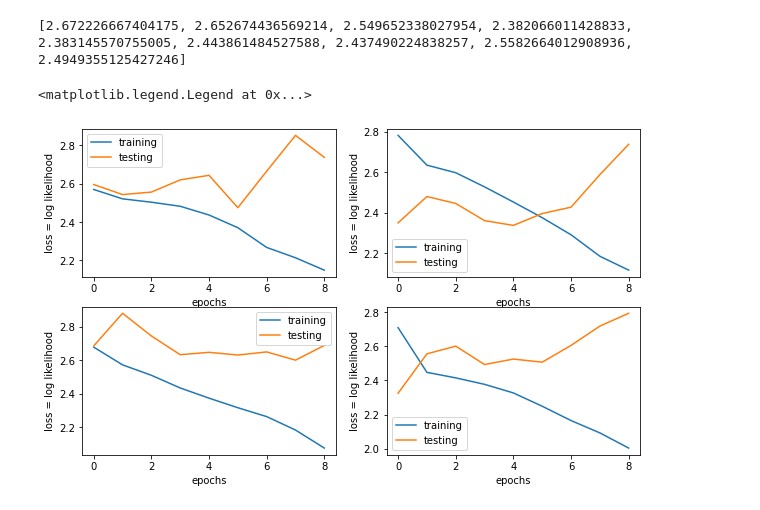
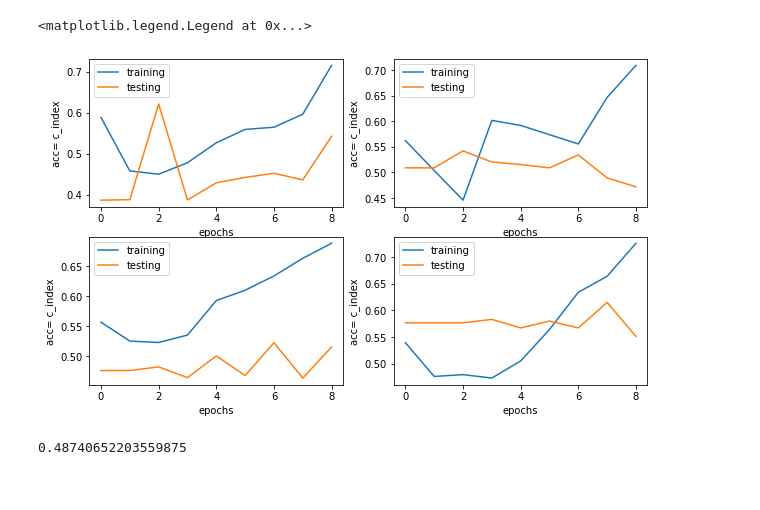
Before and after one commit to anaischossegros/research_project, a Jupyter notebook: src/Run.ipynb, the cells around one changed output. Saved outputs shown, nothing was run; the diff lists cells and outputs as text; code cells hidden in the pictures.

```diff
--- a/src/Run.ipynb
+++ b/src/Run.ipynb
@@ -265 +196,39 @@ print(history_train)
+# %%
+plt.figure(figsize=(10,6))
+plt.subplot(221)
+plt.plot(epoch, c_index_train_fold4, label = 'training')
+plt.plot(epoch, c_index_val_fold4, label = 'testing')
+plt.ylabel('acc= c_index')
+plt.xlabel('epochs')
+plt.legend()
+
+plt.subplot(222)
+plt.plot(epoch, c_index_train_fold1, label = 'training')
+plt.plot(epoch, c_index_val_fold1, label = 'testing')
+plt.ylabel('acc= c_index')
+plt.xlabel('epochs')
+plt.legend()
+
+plt.subplot(223)
+plt.plot(epoch, c_index_train_fold3, label = 'training')
+plt.plot(epoch, c_index_val_fold3, label = 'testing')
+plt.ylabel('acc= c_index')
+plt.xlabel('epochs')
+plt.legend()
+
+plt.subplot(224)
+plt.plot(epoch, c_index_train_fold0, label = 'training')
+plt.plot(epoch, c_index_val_fold0, label = 'testing')
+plt.ylabel('acc= c_index')
+plt.xlabel('epochs')
+plt.legend()
+# %% [output]
+<matplotlib.legend.Legend at 0x...>
+[figure, added]
+# %%
+#result cross validation
+
+print(np.mean([c_index_val_fold1[1], c_index_val_fold0[1], c_index_val_fold3[1], c_index_val_fold4[1]]))
+# %% [output]
+0.48740652203559875
 # %%
@@ -278,39 +246,0 @@ epoch = np.arange(0,Num_EPOCHS+1)
-# %%
-# print(loss_train2)
-# print(len(yevent_train))
-print(loss_val_fold4)
-# %% [output]
-[2.672226667404175, 2.652674436569214, 2.549652338027954, 2.382066011428833, 2.383145570755005, 2.443861484527588, 2.437490224838257, 2.5582664012908936, 2.4949355125427246]
-# %%
-import matplotlib.pyplot as plt
-plt.figure(figsize=(10,6))
-plt.subplot(221)
-plt.plot(epoch, loss_train_fold0, label = 'training')
-plt.plot(epoch, loss_val_fold0, label = 'testing')
-plt.ylabel('loss = log likelihood')
-plt.xlabel('epochs')
-plt.legend()
-
-plt.subplot(222)
-plt.plot(epoch, loss_train_fold1, label = 'training')
-plt.plot(epoch, loss_val_fold1, label = 'testing')
-plt.ylabel('loss = log likelihood')
-plt.xlabel('epochs')
-plt.legend()
-
-plt.subplot(223)
-plt.plot(epoch, loss_train_fold2, label = 'training')
-plt.plot(epoch, loss_val_fold2, label = 'testing')
-plt.ylabel('loss = log likelihood')
-plt.xlabel('epochs')
-plt.legend()
-
-plt.subplot(224)
-plt.plot(epoch, loss_train_fold3, label = 'training')
-plt.plot(epoch, loss_val_fold3, label = 'testing')
-plt.ylabel('loss = log likelihood')
-plt.xlabel('epochs')
-plt.legend()
-# %% [output]
-<matplotlib.legend.Legend at 0x...>
-[figure, removed]
```
Also changed, not shown: parts of 47 cells of this notebook, 4 other files.
